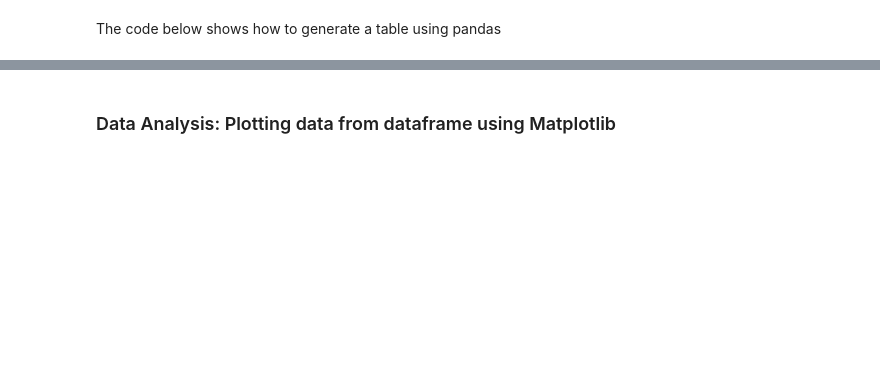
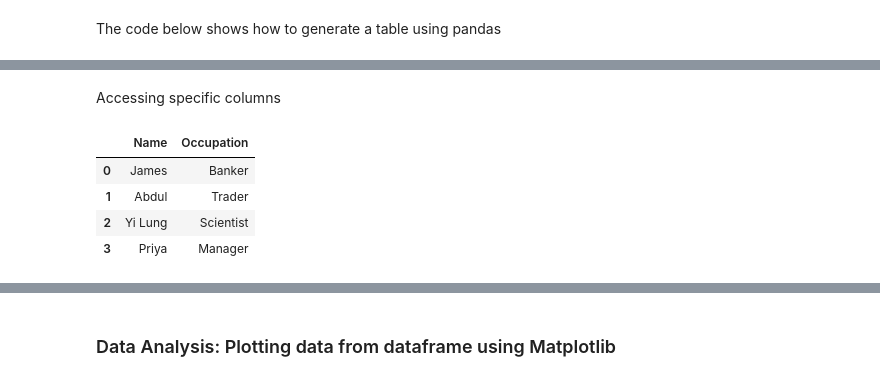
Before and after one commit to lucrascience/python_ai_demo, a Jupyter notebook: python_ai_nonstem_trial.ipynb, the cells around one changed output, grey strips where cells are left out. Drawn from its saved outputs; the diff is of its cells as text; code cells hidden in the pictures; blank space fills up the shorter version.

```diff
--- a/python_ai_nonstem_trial.ipynb
+++ b/python_ai_nonstem_trial.ipynb
@@ -319,0 +320,10 @@ Name: Name, dtype: object
+# %% [markdown]
+Accessing specific columns
+# %%
+df['Name']
+# %% [output]
+|  | Name | Occupation |
+| 0 | James | Banker |
+| 1 | Abdul | Trader |
+| 2 | Yi Lung | Scientist |
+| 3 | Priya | Manager |
```
Also changed, not shown: parts of 42 cells of this notebook, 1 other file.
